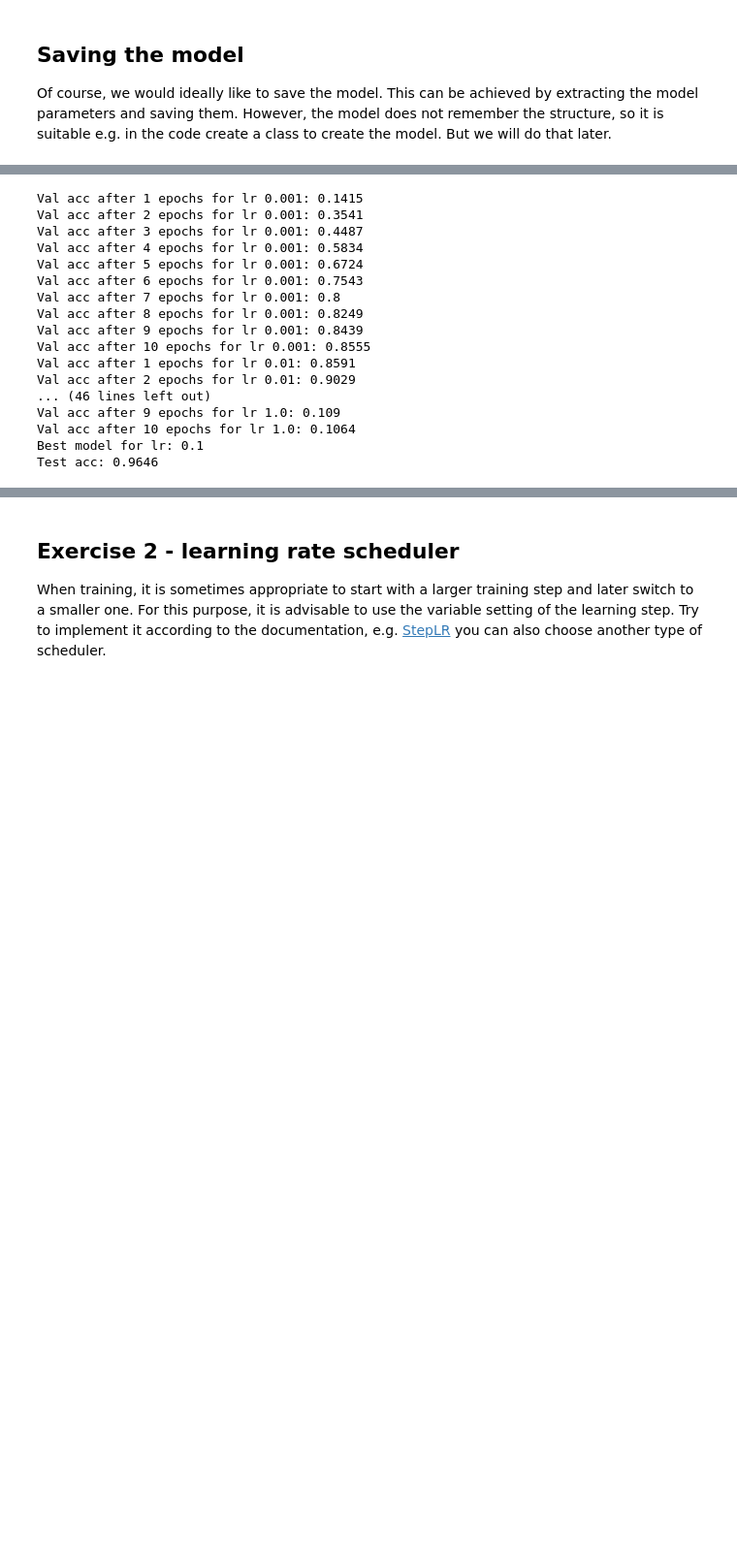
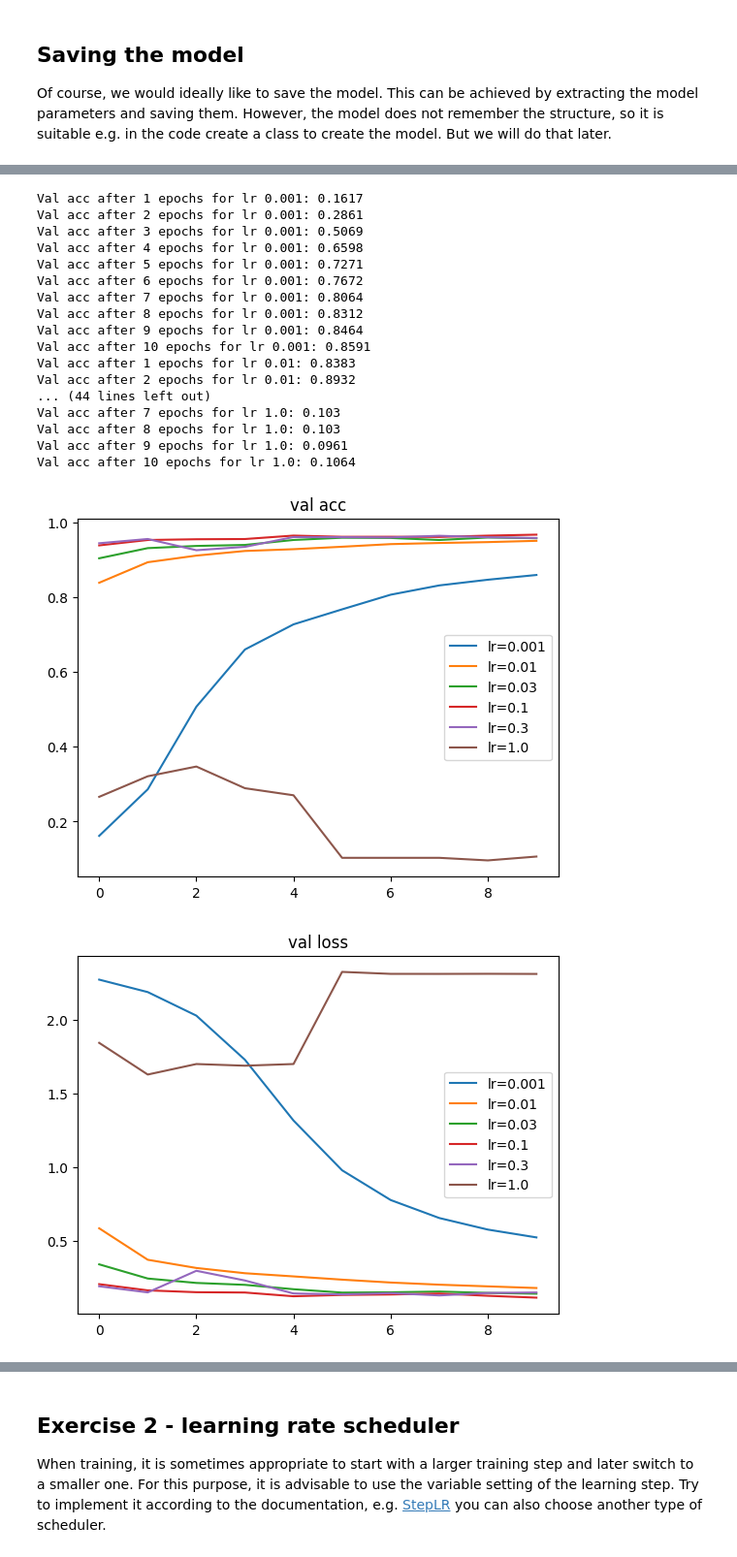
Before and after one commit to kocurvik/edu, a Jupyter notebook: HUPV/notebooks/solutions/cv04_en_solution.ipynb, the cells around one changed output, grey strips where cells are left out. Shown at 97% size. Saved outputs shown, nothing was run; the diff lists cells and outputs as text; code cells hidden in the pictures; blank space fills up the shorter version.

```diff
--- a/HUPV/notebooks/solutions/cv04_en_solution.ipynb
+++ b/HUPV/notebooks/solutions/cv04_en_solution.ipynb
@@ -376,6 +381,8 @@ Modify the code above and try to find the optimal training hyperparameters. So,
 Also write the code that tests the output model on the test data.
 # %%
 from torch.nn import Sequential, Linear, ReLU, Softmax
+
+from matplotlib import pyplot as plt
 
 from torch.utils.data import TensorDataset, DataLoader
 
@@ -391,7 +398,14 @@ dataloader_test = DataLoader(data_test, batch_size=32)
 models = []
 
 accs = []
+
+
 lrs = [1e-3, 1e-2, 0.03, 0.1, 0.3, 1.0]
+
+
+lr_val_acc = {lr: [] for lr in lrs}
+lr_val_loss = {lr: [] for lr in lrs}
+
 for lr in lrs:
   model = Sequential(Linear(28 * 28, 30),
                     ReLU(),
@@ -403,6 +417,8 @@ for lr in lrs:
 
   model_inference = Sequential(model, Softmax(dim=-1))
   optimizer = torch.optim.SGD(model.parameters(), lr=lr)
+
+
   for e in range(10):
     model.train()
     for i, batch in enumerate(dataloader_train):
@@ -424,46 +440,62 @@ for lr in lrs:
         out = model(x)
         loss = ce_loss(out, y)
         acc = torch.sum(torch.argmax(out, dim=-1) == y)
         correct += acc.item()
         val_losses.append(loss.item())
 
       print("Val acc after {} epochs for lr {}: {}".format(e + 1, lr, correct / 10000))
+    lr_val_acc[lr].append(correct / 10000)
+    lr_val_loss[lr].append(np.mean(val_losses))
+
   accs.append(correct)
+
+for lr in lrs:
+  plt.plot(lr_val_acc[lr], label=f'lr={lr}')
+plt.title("val acc")
+plt.legend()
+plt.show()
+for lr in lrs:
+  plt.plot(lr_val_loss[lr], label=f'lr={lr}')
+plt.title("val loss")
+plt.legend()
+plt.show()
 
 best_model_id = np.argmax(accs)
 print("Best model for lr: {}".format(lrs[best_model_id]))
 model = models[best_model_id]
 model_inference = Sequential(model, Softmax(dim=-1))
 
 correct = 0
 model.eval()
 with torch.no_grad():
   val_losses = []
   correct = 0
   for i, batch in enumerate(dataloader_test):
     x, y = batch
 
     out = model(x)
     loss = ce_loss(out, y)
     acc = torch.sum(torch.argmax(out, dim=-1) == y)
     correct += acc.item()
 
 print("Test acc: {}".format(correct / 10000))
 # %% [output]
-Val acc after 1 epochs for lr 0.001: 0.1415
-Val acc after 2 epochs for lr 0.001: 0.3541
-Val acc after 3 epochs for lr 0.001: 0.4487
-Val acc after 4 epochs for lr 0.001: 0.5834
-Val acc after 5 epochs for lr 0.001: 0.6724
-Val acc after 6 epochs for lr 0.001: 0.7543
-Val acc after 7 epochs for lr 0.001: 0.8
-Val acc after 8 epochs for lr 0.001: 0.8249
-Val acc after 9 epochs for lr 0.001: 0.8439
-Val acc after 10 epochs for lr 0.001: 0.8555
-Val acc after 1 epochs for lr 0.01: 0.8591
-Val acc after 2 epochs for lr 0.01: 0.9029
-... (46 lines left out)
-Val acc after 9 epochs for lr 1.0: 0.109
+Val acc after 1 epochs for lr 0.001: 0.1617
+Val acc after 2 epochs for lr 0.001: 0.2861
+Val acc after 3 epochs for lr 0.001: 0.5069
+Val acc after 4 epochs for lr 0.001: 0.6598
+Val acc after 5 epochs for lr 0.001: 0.7271
+Val acc after 6 epochs for lr 0.001: 0.7672
+Val acc after 7 epochs for lr 0.001: 0.8064
+Val acc after 8 epochs for lr 0.001: 0.8312
+Val acc after 9 epochs for lr 0.001: 0.8464
+Val acc after 10 epochs for lr 0.001: 0.8591
+Val acc after 1 epochs for lr 0.01: 0.8383
+Val acc after 2 epochs for lr 0.01: 0.8932
+... (44 lines left out)
+Val acc after 7 epochs for lr 1.0: 0.103
+Val acc after 8 epochs for lr 1.0: 0.103
+Val acc after 9 epochs for lr 1.0: 0.0961
 Val acc after 10 epochs for lr 1.0: 0.1064
-Best model for lr: 0.1
-Test acc: 0.9646
+[figure, added]
+[figure, added]
```
Also changed, not shown: parts of 7 cells of this notebook.
